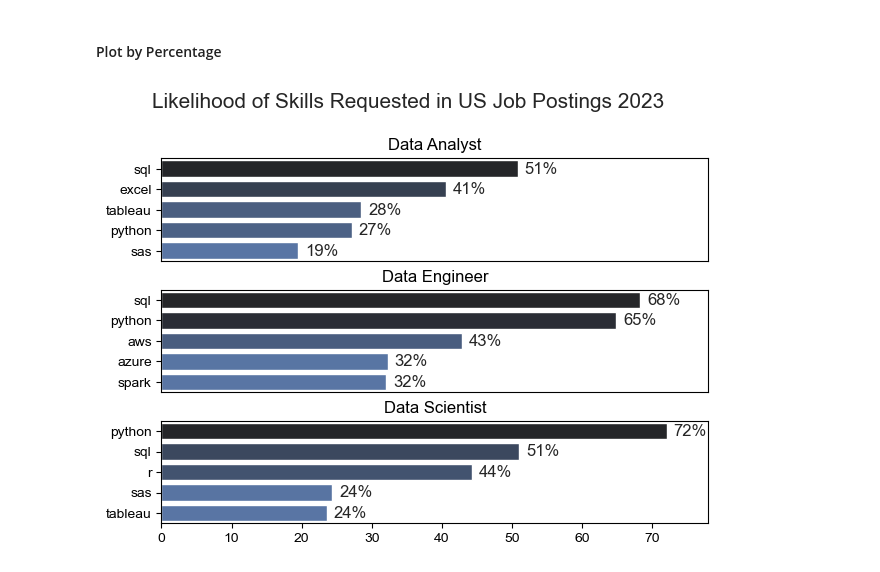
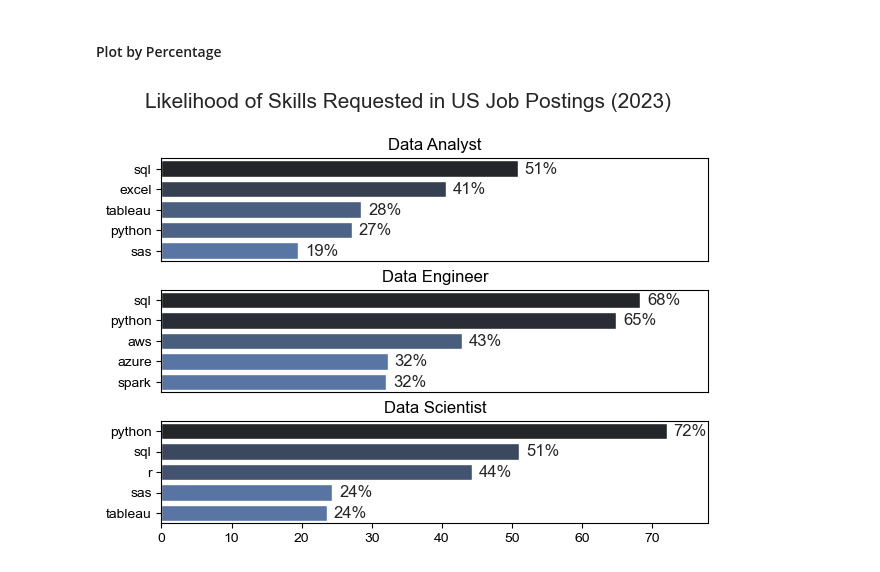
Before and after one commit to YohanaTariku1/Python_Data_Project, a Jupyter notebook: 2_Project/2_Skill_Demand.ipynb, the cells around one changed output. Drawn from its saved outputs; the diff is of its cells as text; code cells hidden in the pictures.

```diff
--- a/2_Project/2_Skill_Demand.ipynb
+++ b/2_Project/2_Skill_Demand.ipynb
@@ -122,24 +122,24 @@ df_skills_perc
 # %%
 fig, ax = plt.subplots(len(job_titles), 1)
 
 sns.set_theme(style='ticks')
 
 for i, job_title in enumerate(job_titles):
     df_plot = df_skills_perc[df_skills_perc['job_title_short'] == job_title].head(5)
     sns.barplot(data=df_plot, x='skill_percent', y='job_skills', ax=ax[i], hue='skill_percent', palette='dark:b_r', legend=False)
     ax[i].set_title(job_title)
     ax[i].set_xlabel('')
     ax[i].set_ylabel('')
     ax[i].set_xlim(0, 78)
 
     for n, v in enumerate(df_plot['skill_percent']):
         ax[i].text(v + 1, n, f"{v:.0f}%", va='center')
 
     if i < len(job_titles) - 1:
         ax[i].set_xticks([])
 
-fig.suptitle('Likelihood of Skills Requested in US Job Postings 2023', fontsize=15)
+fig.suptitle('Likelihood of Skills Requested in US Job Postings (2023)', fontsize=15)
 fig.tight_layout(h_pad=0.5)
 plt.show()
 # %% [output]
-[figure, old version]
+[figure, new version]
```
Also changed, not shown: parts of 1 cell of this notebook, 2 other files.
